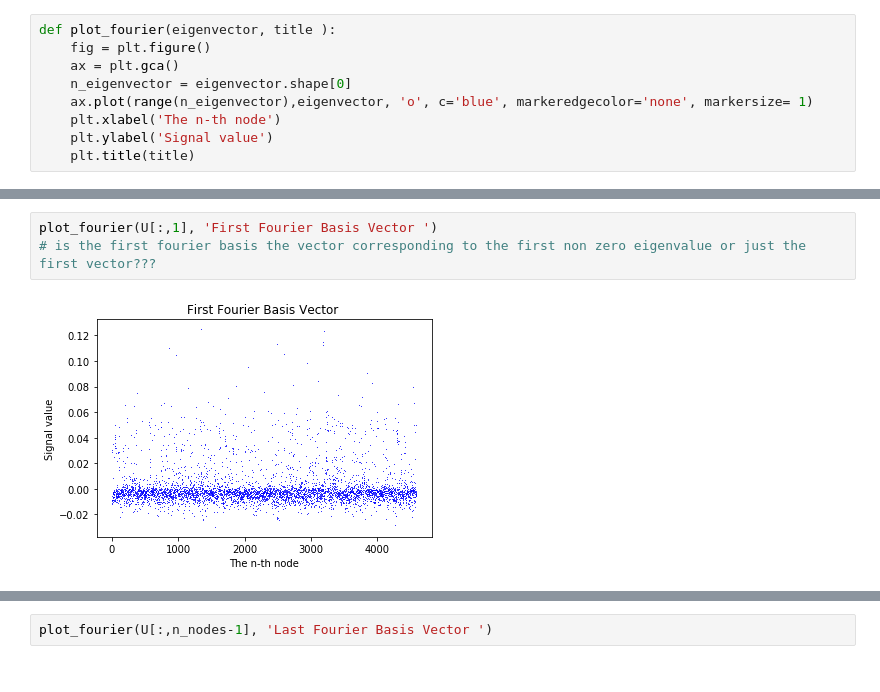
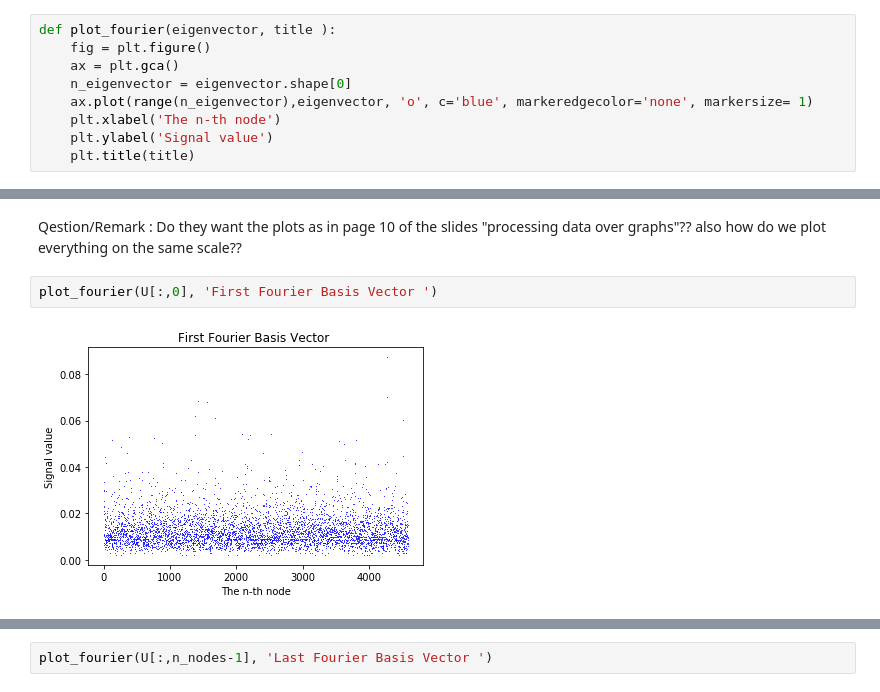
Before and after one commit to isabelaconstantin/wikinet, a Jupyter notebook: milestone4/4_graph_signal_processing.ipynb, the cells around one changed output, grey strips where cells are left out. Drawn from its saved outputs; the diff is of its cells as text.

```diff
--- a/milestone4/4_graph_signal_processing.ipynb
+++ b/milestone4/4_graph_signal_processing.ipynb
@@ -187,6 +163,8 @@ plot_fourier(A,'')
-# %%
-plot_fourier(U[:,1], 'First Fourier Basis Vector ')
-# is the first fourier basis the vector corresponding to the first non zero eigenvalue or just the first vector???
-# %% [output]
-[figure, removed]
+# %% [markdown]
+Qestion/Remark : Do they want the plots as in page 10 of the slides "processing data over graphs"??
+also how do we plot everything on the same scale??
+# %%
+plot_fourier(U[:,0], 'First Fourier Basis Vector ')
+# %% [output]
+[figure, added]
 # %%
```
Also changed, not shown: parts of 12 cells of this notebook.
